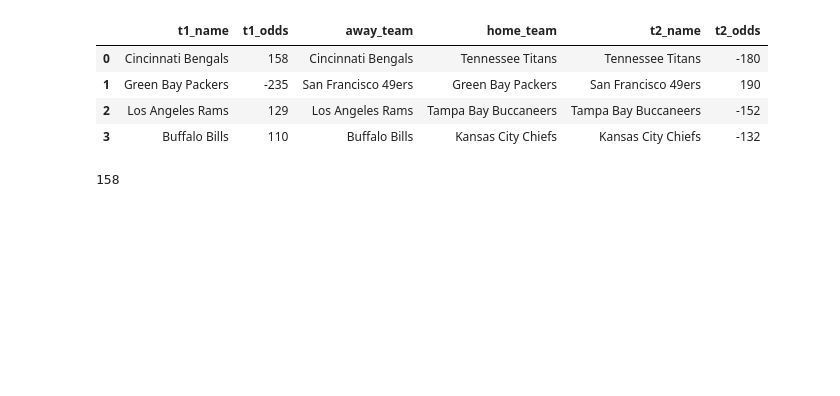
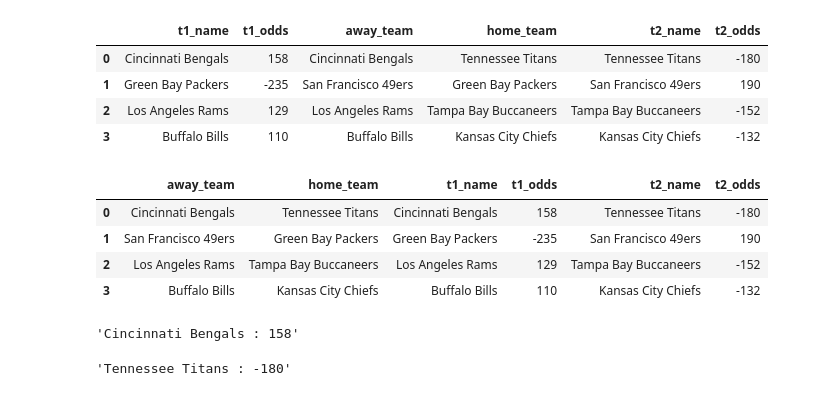
Before and after one commit to Swati-Subhadarshini/UWFinTech_Project3, a Jupyter notebook: Python_Modules/Odds_Request.ipynb, the cells around one changed output. Saved outputs shown, nothing was run; the diff lists cells and outputs as text; code cells hidden in the pictures; blank space fills up the shorter version.

```diff
--- a/Python_Modules/Odds_Request.ipynb
+++ b/Python_Modules/Odds_Request.ipynb
@@ -135,4 +130,17 @@ upcoming_games
 | 1 | Green Bay Packers | -235 | San Francisco 49ers | Green Bay Packers | San Francisco 49ers | 190 |
 | 2 | Los Angeles Rams | 129 | Los Angeles Rams | Tampa Bay Buccaneers | Tampa Bay Buccaneers | -152 |
 | 3 | Buffalo Bills | 110 | Buffalo Bills | Kansas City Chiefs | Kansas City Chiefs | -132 |
+# %%
+first_column = upcoming_games.pop('away_team')
+second_column = upcoming_games.pop('home_team')
+upcoming_games.insert(0,'away_team',first_column)
+upcoming_games.insert(1,'home_team',second_column)
+
+upcoming_games
+# %% [output]
+|  | away_team | home_team | t1_name | t1_odds | t2_name | t2_odds |
+| 0 | Cincinnati Bengals | Tennessee Titans | Cincinnati Bengals | 158 | Tennessee Titans | -180 |
+| 1 | San Francisco 49ers | Green Bay Packers | Green Bay Packers | -235 | San Francisco 49ers | 190 |
+| 2 | Los Angeles Rams | Tampa Bay Buccaneers | Los Angeles Rams | 129 | Tampa Bay Buccaneers | -152 |
+| 3 | Buffalo Bills | Kansas City Chiefs | Buffalo Bills | 110 | Kansas City Chiefs | -132 |
 # %%
@@ -140,5 +148,8 @@ upcoming_games.to_csv("upcoming_games.csv")
-# %%
-Bengals_Odds = upcoming_games.iloc[0,1]
-Bengals_Odds
-# %% [output]
-158
+# %%
+Team_1 = f"{upcoming_games.iloc[0,2]} : {upcoming_games.iloc[0,3]}"
+Team_2 = f"{upcoming_games.iloc[0,4]} : {upcoming_games.iloc[0,5]}"
+display(Team_1)
+display(Team_2)
+# %% [output]
+'Cincinnati Bengals : 158'
+'Tennessee Titans : -180'
```
Also changed, not shown: parts of 5 cells of this notebook, 2 other files.
